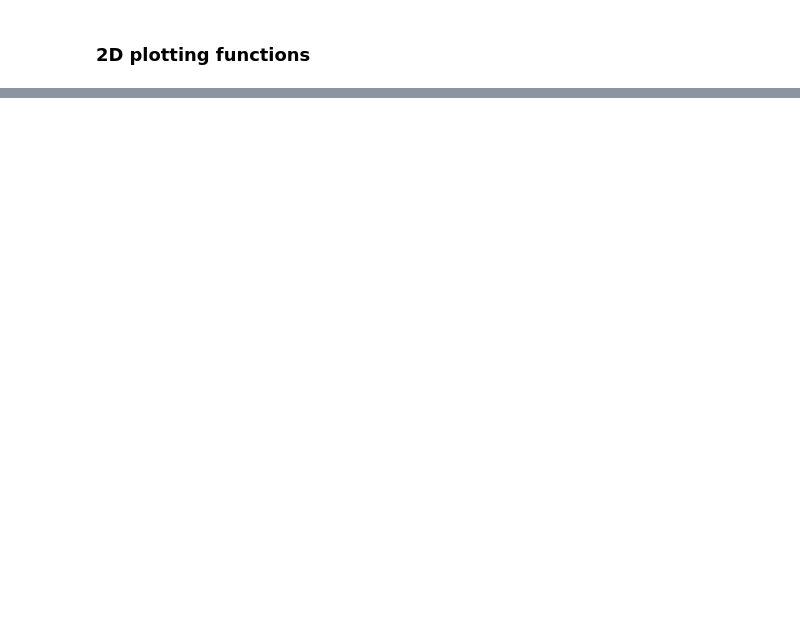
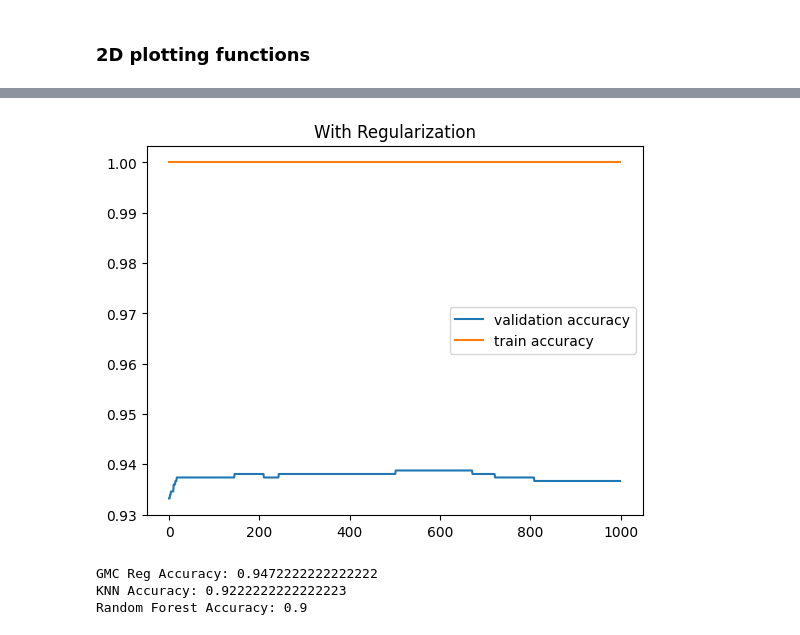
Before and after one commit to samlayton99/ML_and_Optimizaiton, a Jupyter notebook: MCMC nearest neighbor/method3.ipynb, the cells around one changed output, grey strips where cells are left out. Drawn from its saved outputs; the diff is of its cells as text; code cells hidden in the pictures; blank space fills up the shorter version.

```diff
--- a/MCMC nearest neighbor/method3.ipynb
+++ b/MCMC nearest neighbor/method3.ipynb
@@ -310,27 +455,25 @@ digits = load_digits()
 X = digits.data
 y = digits.target
 
-X_train, X_test, y_train, y_test = train_test_split(X, y, test_size=0.2, random_state=47)
+X_train_val, X_test, y_train_val, y_test = train_test_split(X, y, test_size=0.2, random_state=47)
 
 # randomly choose a subset of the data
-np.random.seed(47)
-indices = np.random.choice(X_train.shape[0], 100, replace=False)
-X_train = X_train[indices]
-y_train = y_train[indices]
-model = model3(learning_rate=.1, reg = 1)
-model.fit(X_train, y_train)
-print(model.weights)
+# np.random.seed(29)
+indices = np.random.choice(X_train_val.shape[0], 200, replace=False)
+val_indices = np.setdiff1d(np.arange(X_train_val.shape[0]), indices)
+
+X_train = X_train_val[indices]
+y_train = y_train_val[indices]
+X_val = X_train_val[val_indices]
+y_val = y_train_val[val_indices]
+model = model3(learning_rate=.1, reg = .1, dim_reg=1, tol = 1e-5)
+model.fit(X_train, y_train, X_val_set= X_train_val, y_val_set= y_train_val)
+
 gmc_predictions = model.predict(X_test)
-print(accuracy_score(gmc_predictions, y_test))
 
 # nearest neighbor
 neighbors = 2
 knn = KNeighborsClassifier(n_neighbors= neighbors)
 knn.fit(X_train, y_train)
 knn_predictions = knn.predict(X_test)
-print(accuracy_score(knn_predictions, y_test))
-
-# confusion matrix
-confusion_matrix(y_test, gmc_predictions)
-confusion_matrix(y_test, knn_predictions)
 # %% [output]
@@ -394,0 +535,4 @@ array([[32,  0,  0,  0,  0,  0,  0,  0,  0,  0],
+# %%
+model_reg = model3(learning_rate=.2, reg = 0)
+model_reg.fit(X_train, y_train, X_val_set= X_train_val, y_val_set= y_train_val)
+gmc_predictions_reg = model_reg.predict(X_test)
@@ -394,0 +557,16 @@ array([[32,  0,  0,  0,  0,  0,  0,  0,  0,  0],
+# %%
+plt.title("With Regularization")
+plt.plot(model_reg.val_history, label = "validation accuracy")
+plt.plot(model_reg.train_history, label = "train accuracy")
+plt.legend()
+plt.show()
+
+print("GMC Reg Accuracy:",accuracy_score(gmc_predictions_reg, y_test))
+print("KNN Accuracy:",accuracy_score(knn_predictions, y_test))
+print("Random Forest Accuracy:", accuracy_score(rf_predictions, y_test))
+#print("XGBoost Accuracy:", accuracy_score(xgb_predictions, y_test))
+# %% [output]
+[figure, added]
+GMC Reg Accuracy: 0.9472222222222222
+KNN Accuracy: 0.9222222222222223
+Random Forest Accuracy: 0.9
```
Also changed, not shown: parts of 17 cells of this notebook, 4 other files.
